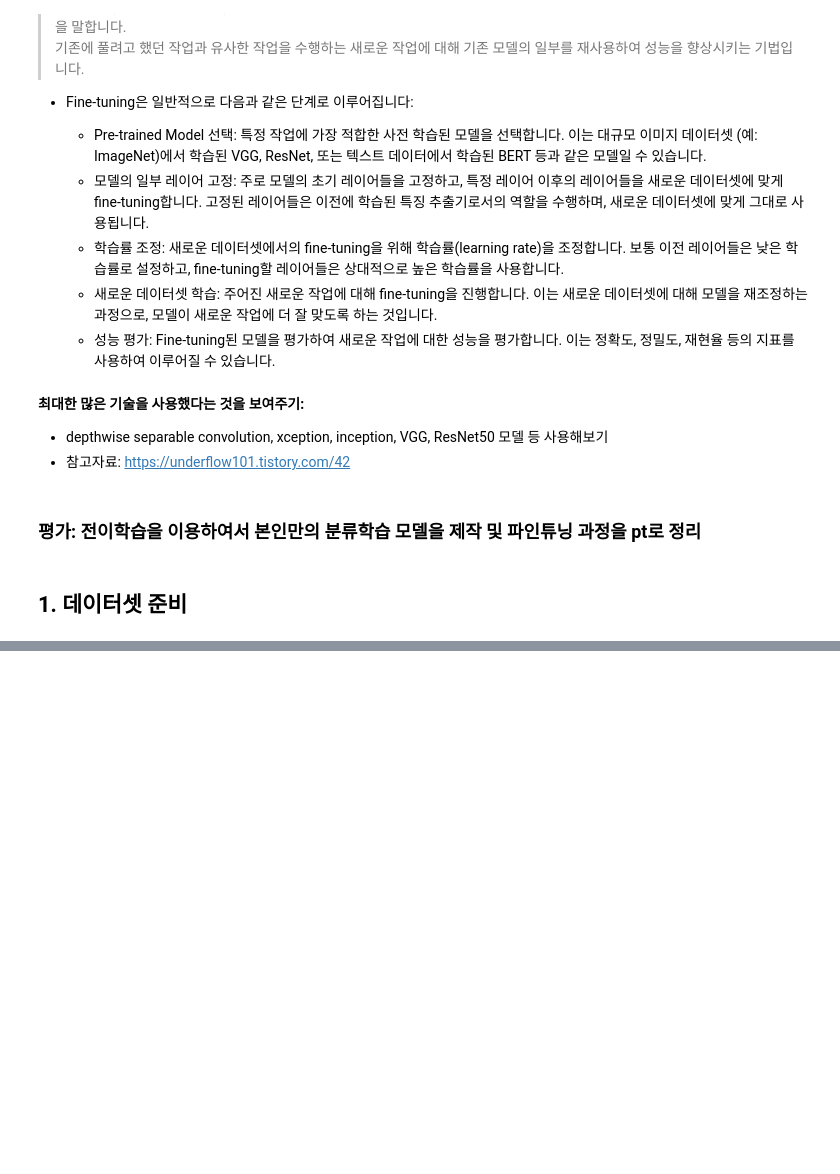
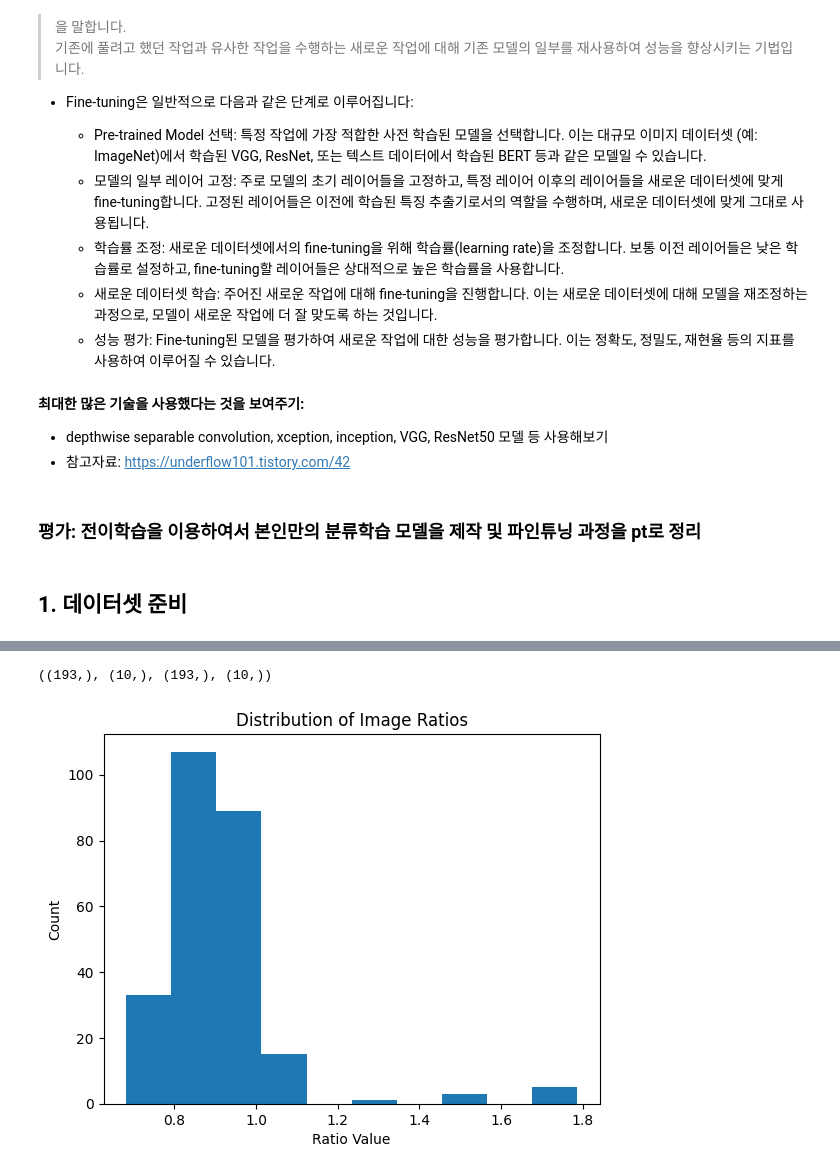
Before and after one commit to SewoongPark/SeSac_study_repo, a Jupyter notebook: study_00.ipynb, the cells around one changed output, grey strips where cells are left out. Saved outputs shown, nothing was run; the diff lists cells and outputs as text; code cells hidden in the pictures; blank space fills up the shorter version.

```diff
--- a/study_00.ipynb
+++ b/study_00.ipynb
@@ -131,3 +94,17 @@ for CLASS in os.listdir(IMG_PATH):
                 shutil.copy(img, 'TRAIN/'+ CLASS.upper() + '/' + FILE_NAME)
             else:
                 shutil.copy(img, 'VAL/'+ CLASS.upper() + '/' + FILE_NAME)
+# %%
+import matplotlib.pyplot as plt
+
+# train_generator에서 이미지 배치를 가져옵니다.
+images, labels = train_generator.next()
+
+# 가져온 이미지 배치를 시각화합니다.
+plt.figure(figsize=(10, 10))
+for i in range(len(images)):
+    plt.subplot(3, 3, i+1)
+    plt.imshow(images[i])
+    plt.title('Label: {}'.format(labels[i]))
+    plt.axis('off')
+plt.show()
@@ -134,6 +113,7 @@ for CLASS in os.listdir(IMG_PATH):
 # %%
 import tqdm as tq
 import cv2
+import os
 
 def load_data(dir_path, img_size=(100,100)):
     """
@@ -152,8 +132,9 @@ def load_data(dir_path, img_size=(100,100)):
                     X.append(img)
                     y.append(i)
             i += 1
-    X = np.array(X)
+    X = np.asarray(X, dtype = "object") #dtype = object로 지정해주어야 함
     y = np.array(y)
+
     print(f'{len(X)} images loaded from {dir_path} directory.')
     return X, y, labels
 
@@ -204,0 +185,17 @@ TypeError: 'module' object is not callable
+# %%
+X_train.shape, X_test.shape, y_train.shape, y_test.shape
+# %% [output]
+((193,), (10,), (193,), (10,))
+# %%
+RATIO_LIST = []
+for set in (X_train, X_test, X_val):
+    for img in set:
+        RATIO_LIST.append(img.shape[1]/img.shape[0])
+
+plt.hist(RATIO_LIST)
+plt.title('Distribution of Image Ratios')
+plt.xlabel('Ratio Value')
+plt.ylabel('Count')
+plt.show()
+# %% [output]
+[figure, added]
```
Also changed, not shown: parts of 38 cells of this notebook.
